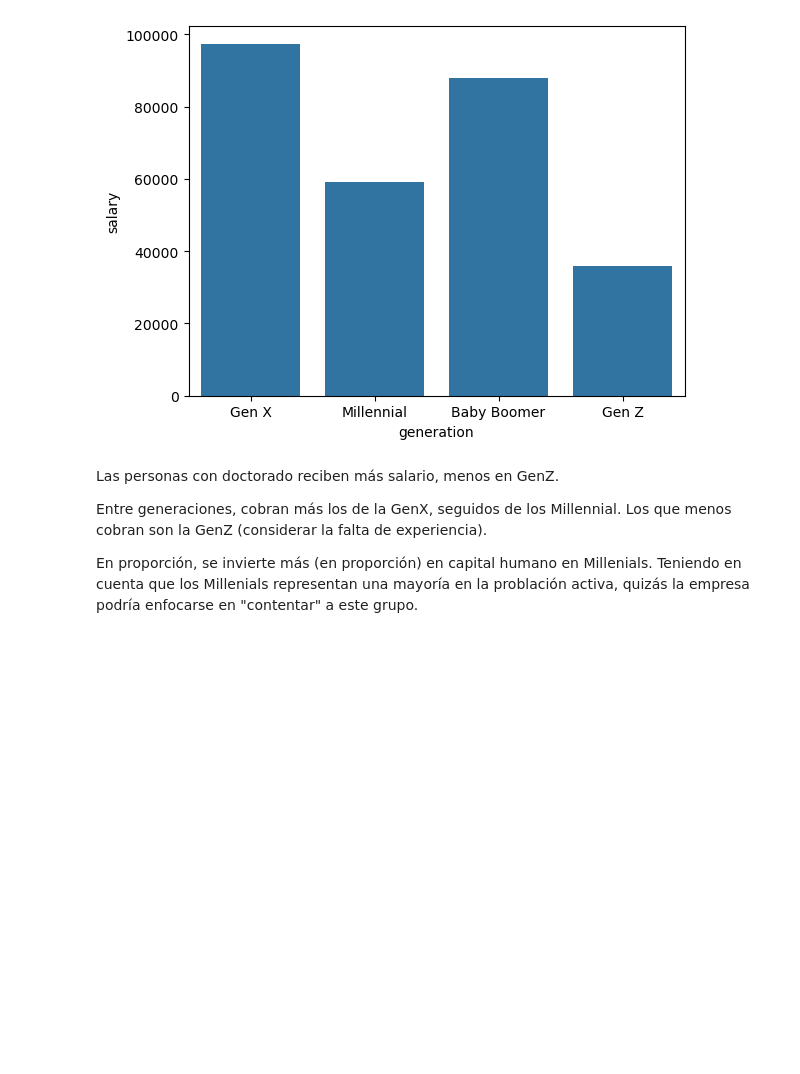
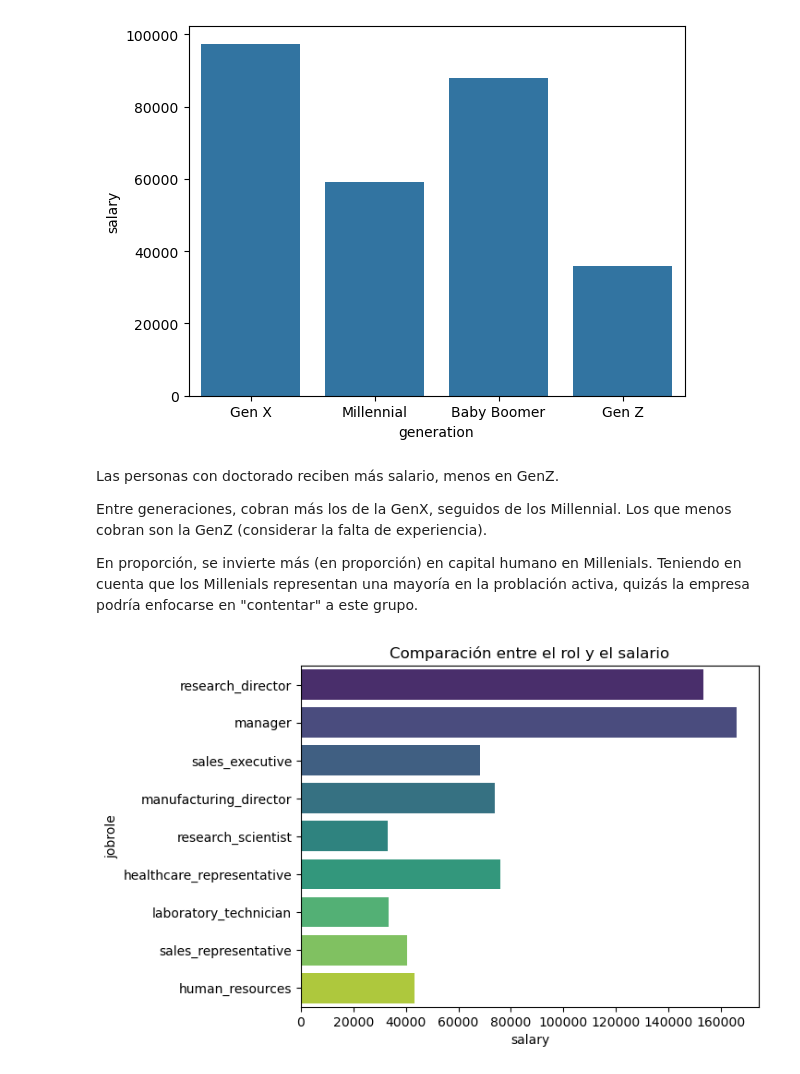
Before and after one commit to NuriaSalasVazquez/project-da-promo-49-modulo-3-team-4, a Jupyter notebook: EDA.ipynb, the cells around one changed output. Drawn from its saved outputs; the diff is of its cells as text; code cells hidden in the pictures; blank space fills up the shorter version.

```diff
--- a/EDA.ipynb
+++ b/EDA.ipynb
@@ -547,3 +549,9 @@ Las personas con doctorado reciben más salario, menos en GenZ.
 Entre generaciones, cobran más los de la GenX, seguidos de los Millennial. Los que menos cobran son la GenZ (considerar la falta de experiencia).
 
 En proporción, se invierte más (en proporción) en capital humano en Millenials. Teniendo en cuenta que los Millenials representan una mayoría en la problación activa, quizás la empresa podría enfocarse en "contentar" a este grupo.
+# %%
+sns.barplot(x='salary', y='jobrole', data=df, palette='viridis',errorbar=None)
+plt.title("Comparación entre el rol y el salario")
+plt.show();
+# %% [output]
+[figure, added]
```
Also changed, not shown: parts of 13 cells of this notebook.
